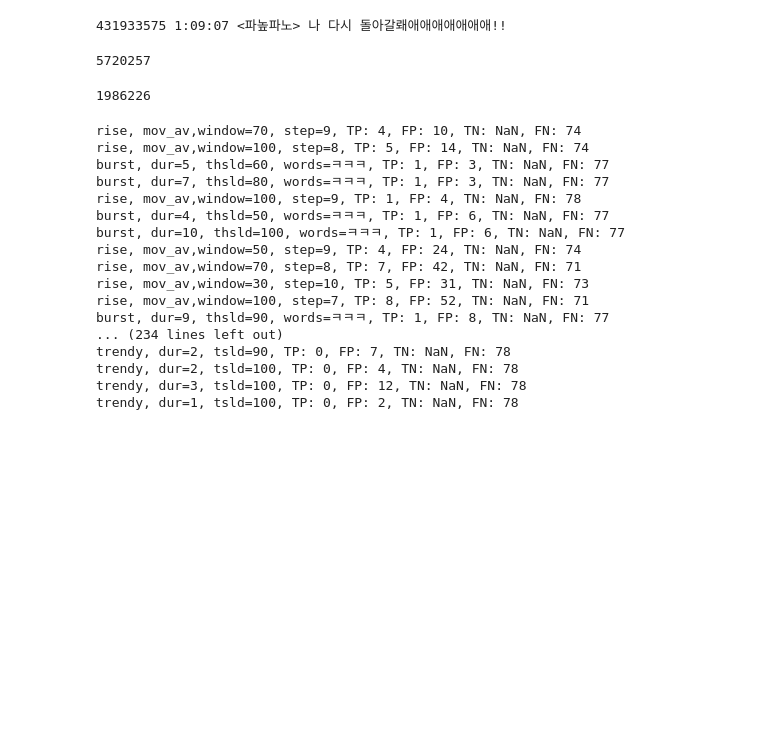
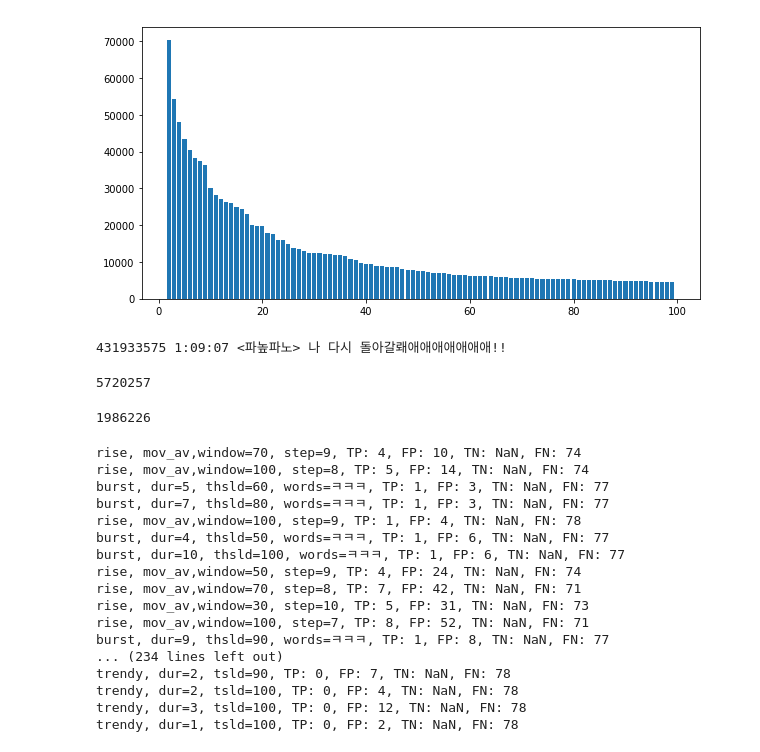
Before and after one commit to 2channelkrt/twitch-highlight-predictor, a Jupyter notebook: Scrap Code.ipynb, the cells around one changed output. Saved outputs shown, nothing was run; the diff lists cells and outputs as text; code cells hidden in the pictures; blank space fills up the shorter version.

```diff
--- a/Scrap Code.ipynb
+++ b/Scrap Code.ipynb
@@ -7,20 +36,23 @@ file_list=os.listdir(data_path)
 # %%
 dic={}
 
-def add(word):
-    if word in dic:
-        dic[word]+=1
-    else:
-        dic[word]=1
-
 total=len(file_list)
 for i, file in enumerate(file_list):
-    print('{}//{}'.format(i, total),end='\r')
+    print('{}/{}'.format(i+1, total),end='\r')
     f=open(data_path+'//'+file, 'r', encoding='UTF8')
     for line in f:
         words=line.split(' ', 2)
         target=words[2][:-1].split(' ')
+        if(target[0][0] in alphabet+['!'] or 'subscribed' in target):
+            continue
         for word in target:
             add(word)
     f.close()
+
+dic=prune(dic, 'ㅋ')
+dic=prune(dic, '?')
+
+
+
+lists=list(dic.items())
 # %% [output]
@@ -69,3 +110,10 @@ ValueError: too many values to unpack (expected 2)
+# %%
+limits=100
+plt.figure(figsize=(10,5))
+plt.bar(x[2:limits],y[2:limits])
+plt.show()
+# %% [output]
+[figure, added]
 # %%
 ###find specific line with user name and chat text
 
```
Also changed, not shown: parts of 8 cells of this notebook.
